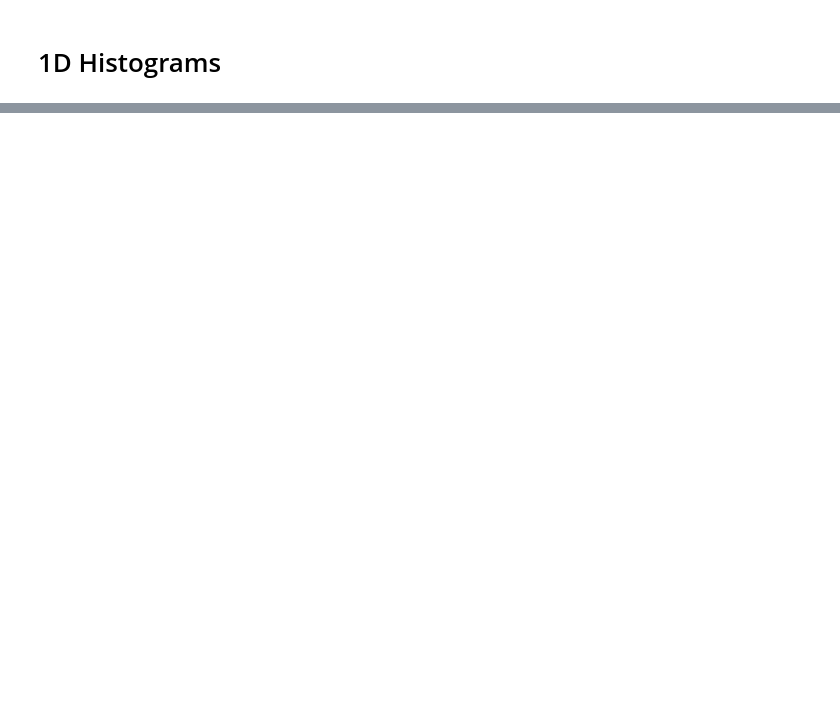
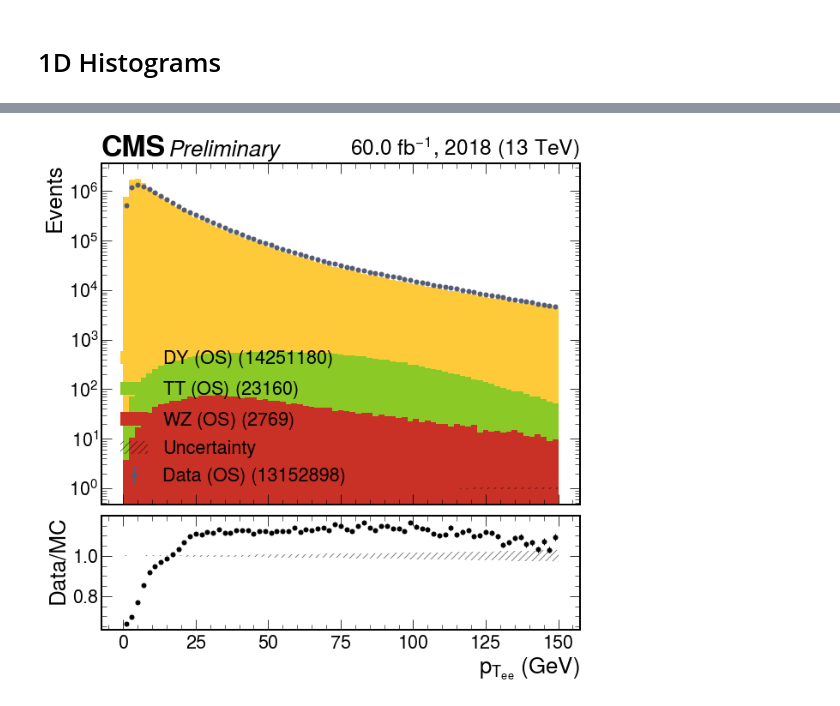
Before and after one commit to JacksonWallace/FCNC, a Jupyter notebook: notebooks/Dielectron Mass.ipynb, the cells around one changed output, grey strips where cells are left out. Cells and saved outputs as stored; diff of their text form; code cells hidden in the pictures; blank space fills up the shorter version.

```diff
--- a/notebooks/Dielectron Mass.ipynb
+++ b/notebooks/Dielectron Mass.ipynb
@@ -294,20 +502,24 @@ fig.savefig('/home/users/ewallace/public_html/FCNC/zmass_data.pdf')
 # %%
-hists = {'pt_OS_data':   h2,
-         'pt_OS_DY':     h2_DY,
-         'pt_OS_TT':     h2_TT,
+hists = {'pt_data_OS':   h2,
+         'pt_DY_OS':     h2_DY,
+         'pt_TT_OS':     h2_TT,
+         'pt_WZ_OS': h2_WZ,
         }
 
-hists['pt_OS_TT'].label = '$TT\ (OS)$'
-hists['pt_OS_TT'].color = '#8AC926'
+hists['pt_TT_OS'].label = '$TT\ (OS)$'
+hists['pt_TT_OS'].color = '#8AC926'
 
-hists['pt_OS_DY'].label = '$DY\ (OS)$'
-hists['pt_OS_DY'].color = '#FFCA3A'
+hists['pt_DY_OS'].label = '$DY\ (OS)$'
+hists['pt_DY_OS'].color = '#FFCA3A'
 
-keys = ['pt_OS_DY', 'pt_OS_TT']
+hists['pt_WZ_OS'].label = '$WZ\ (OS)$'
+hists['pt_WZ_OS'].color = '#C93126'
+
+keys = ['pt_WZ_OS', 'pt_TT_OS', 'pt_DY_OS']
 
 total_mc = get_total(hists, keys)
 
-ratio = (hists['pt_OS_data']).divide(hists['pt_OS_TT']+hists['pt_OS_DY'])
+ratio = (hists['pt_data_OS']).divide(hists['pt_TT_OS']+hists['pt_DY_OS']+hists['pt_WZ_OS'])
 # %%
 fig, (ax, rax) = plt.subplots(2,1,figsize=(10,10), gridspec_kw={"height_ratios": (3, 1), "hspace": 0.05}, sharex=True)
 hep.cms.label(
@@ -321,7 +533,7 @@ hep.cms.label(
 
 hep.histplot(
     [hists[x].counts for x in keys ],
-    hists['pt_OS_DY'].edges,
+    hists['pt_DY_OS'].edges,
     w2=[hists[x].errors**2 for x in keys ],
     histtype="fill",
     stack=True,
@@ -329,38 +541,40 @@ hep.histplot(
     color=[ hists[x].color for x in keys ],
     ax=ax)
 
 hep.histplot(
-    [hists['pt_OS_data'].counts],
-    hists['pt_OS_data'].edges,
-    w2=hists['pt_OS_data'].errors**2,
+    [hists['pt_data_OS'].counts],
+    hists['pt_data_OS'].edges,
+    w2=hists['pt_data_OS'].errors**2,
     histtype="errorbar",
     stack=False,
-    label=['%s (%.0f)'%('Data (OS)', np.sum(hists['pt_OS_data'].counts))],
+    label=['%s (%.0f)'%('Data (OS)', np.sum(hists['pt_data_OS'].counts))],
     color=['#525B76'],
     ax=ax)
 
 hep.histplot(
     [ratio.counts],
     ratio.edges,
-    w2=[hists['pt_OS_data'].counts/(hists['pt_OS_TT'].counts+hists['pt_OS_DY'].counts)**2],
+    w2=[hists['pt_data_OS'].counts/(hists['pt_TT_OS'].counts+hists['pt_DY_OS'].counts)**2],
     histtype="errorbar",
     color=['black'],
     ax=rax)
 
-rax.set_ylim(0.5,1.5)
+#rax.set_ylim(0.5,1.5)
 rax.set_xlabel(r'$p_{T_{ee}}\ (GeV)$')
 rax.set_ylabel(r'Data/MC')
 ax.set_ylabel(r'Events')
-#ax.set_yscale('log')
+ax.set_yscale('log')
 #ax.set_ylim(0.1,1e5)
 
 add_uncertainty(total_mc, ax, ratio=True)
 add_uncertainty(total_mc, rax, ratio=True)
 
 ax.legend()
 
 plt.show()
 
 fig.savefig('/home/users/ewallace/public_html/FCNC/zpt_data.png')
 fig.savefig('/home/users/ewallace/public_html/FCNC/zpt_data.pdf')
+# %% [output]
+[figure, added]
 # %%
```
Also changed, not shown: parts of 33 cells of this notebook, 13 other files.
